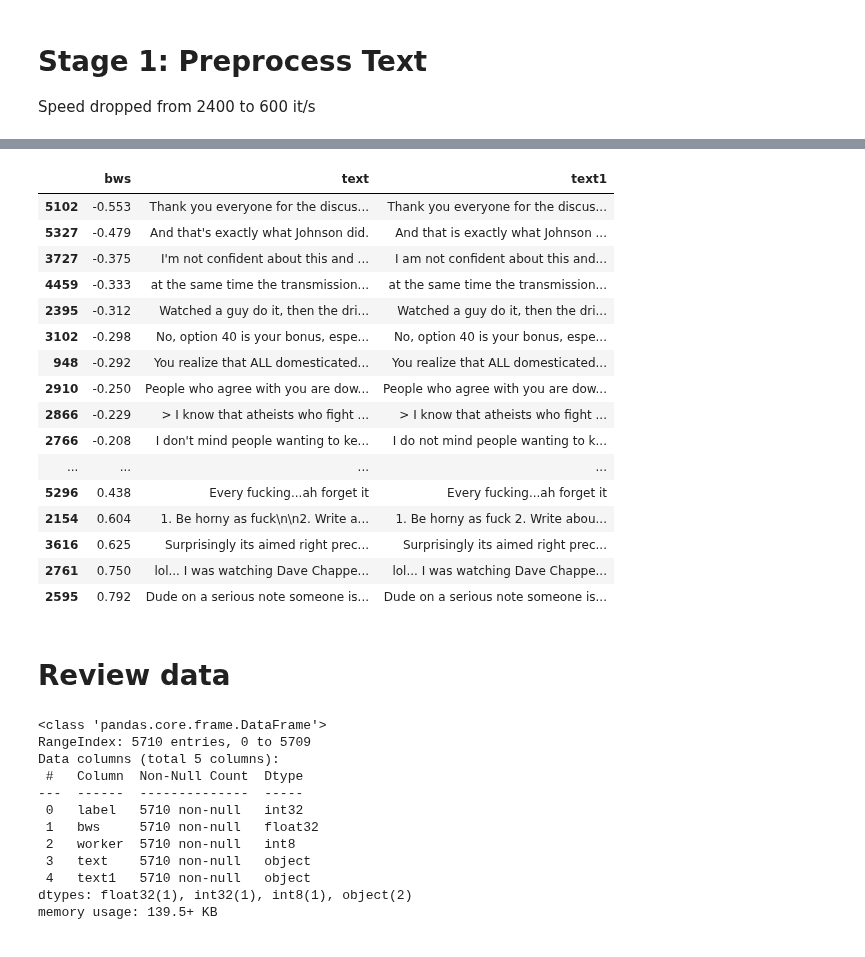
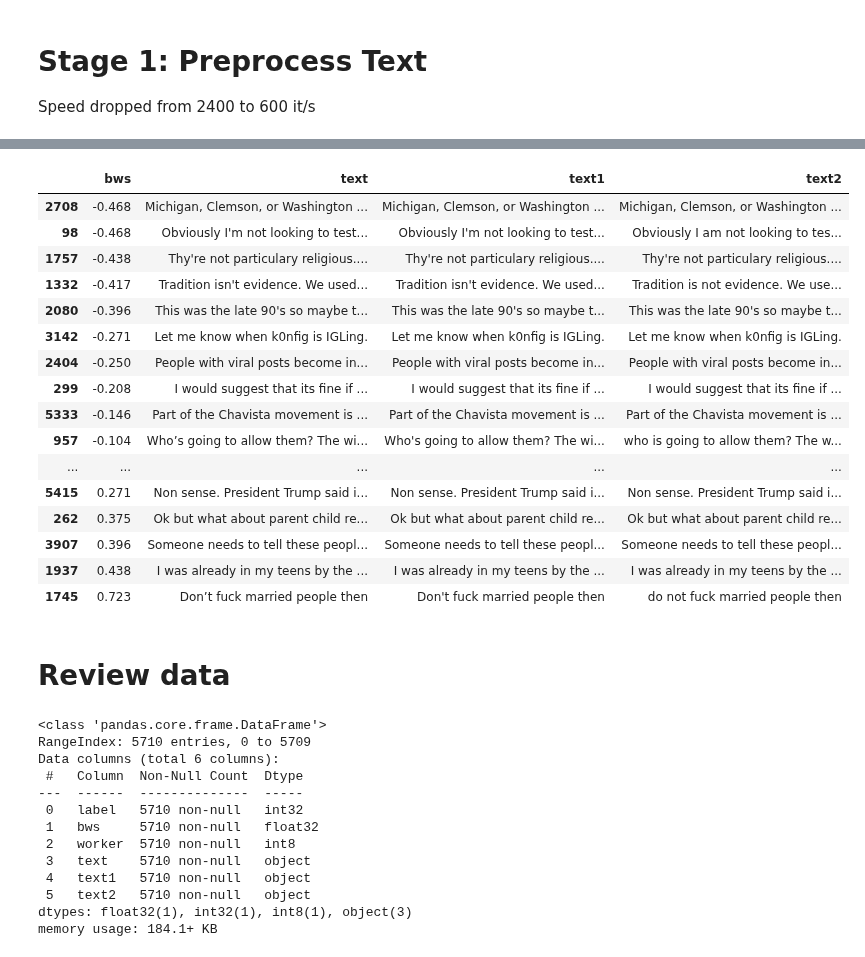
Before and after one commit to seahrh/kaggle-jigsaw-toxic-severity-rating, a Jupyter notebook: pre_ruddit.ipynb, the cells around one changed output, grey strips where cells are left out. Cells and saved outputs as stored; diff of their text form; code cells hidden in the pictures.

```diff
--- a/pre_ruddit.ipynb
+++ b/pre_ruddit.ipynb
@@ -69,5 +69,13 @@ def pre1(row) -> str:
     return mylib.pre1(row["text"])
 
 
+def pre2(row) -> str:
+    return mylib.pre2(row["text1"])
+
+
 col = "text1"
+print(col)
 df[col] = df.progress_apply(pre1, axis=1)
+col = "text2"
+print(col)
+df[col] = df.progress_apply(pre2, axis=1)
@@ -74,4 +85,4 @@ df[col] = df.progress_apply(pre1, axis=1)
 # %%
-cols = ["bws", "text", "text1"]
-df[cols].sample(30).sort_values("bws").head(30)
+cols = ["bws", "text", "text1", "text2"]
+df[cols].sample(20).sort_values("bws").head(20)
 # %% [output]
@@ -115,35 +126,35 @@ df[cols].sample(30).sort_values("bws").head(30)
 # %%
-df[cols].sample(30).sort_values("bws").head(30)
+df[cols].sample(20).sort_values("bws").head(20)
 # %% [output]
-|  | bws | text | text1 |
-| 5102 | -0.553 | Thank you everyone for the discus... | Thank you everyone for the discus... |
-| 5327 | -0.479 | And that's exactly what Johnson did. | And that is exactly what Johnson ... |
-| 3727 | -0.375 | I'm not confident about this and ... | I am not confident about this and... |
-| 4459 | -0.333 | at the same time the transmission... | at the same time the transmission... |
-| 2395 | -0.312 | Watched a guy do it, then the dri... | Watched a guy do it, then the dri... |
-| 3102 | -0.298 | No, option 40 is your bonus, espe... | No, option 40 is your bonus, espe... |
-| 948 | -0.292 | You realize that ALL domesticated... | You realize that ALL domesticated... |
-| 2910 | -0.250 | People who agree with you are dow... | People who agree with you are dow... |
-| 2866 | -0.229 | > I know that atheists who fight ... | > I know that atheists who fight ... |
-| 2766 | -0.208 | I don't mind people wanting to ke... | I do not mind people wanting to k... |
-| ... | ... | ... | ... |
-| 5296 | 0.438 | Every fucking...ah forget it | Every fucking...ah forget it |
-| 2154 | 0.604 | 1. Be horny as fuck\n\n2. Write a... | 1. Be horny as fuck 2. Write abou... |
-| 3616 | 0.625 | Surprisingly its aimed right prec... | Surprisingly its aimed right prec... |
-| 2761 | 0.750 | lol... I was watching Dave Chappe... | lol... I was watching Dave Chappe... |
-| 2595 | 0.792 | Dude on a serious note someone is... | Dude on a serious note someone is... |
+|  | bws | text | text1 | text2 |
+| 2708 | -0.468 | Michigan, Clemson, or Washington ... | Michigan, Clemson, or Washington ... | Michigan, Clemson, or Washington ... |
+| 98 | -0.468 | Obviously I'm not looking to test... | Obviously I'm not looking to test... | Obviously I am not looking to tes... |
+| 1757 | -0.438 | Thy're not particulary religious.... | Thy're not particulary religious.... | Thy're not particulary religious.... |
+| 1332 | -0.417 | Tradition isn't evidence. We used... | Tradition isn't evidence. We used... | Tradition is not evidence. We use... |
+| 2080 | -0.396 | This was the late 90's so maybe t... | This was the late 90's so maybe t... | This was the late 90's so maybe t... |
+| 3142 | -0.271 | Let me know when k0nfig is IGLing. | Let me know when k0nfig is IGLing. | Let me know when k0nfig is IGLing. |
+| 2404 | -0.250 | People with viral posts become in... | People with viral posts become in... | People with viral posts become in... |
+| 299 | -0.208 | I would suggest that its fine if ... | I would suggest that its fine if ... | I would suggest that its fine if ... |
+| 5333 | -0.146 | Part of the Chavista movement is ... | Part of the Chavista movement is ... | Part of the Chavista movement is ... |
+| 957 | -0.104 | Who’s going to allow them? The wi... | Who's going to allow them? The wi... | who is going to allow them? The w... |
+| ... | ... | ... | ... | ... |
+| 5415 | 0.271 | Non sense. President Trump said i... | Non sense. President Trump said i... | Non sense. President Trump said i... |
+| 262 | 0.375 | Ok but what about parent child re... | Ok but what about parent child re... | Ok but what about parent child re... |
+| 3907 | 0.396 | Someone needs to tell these peopl... | Someone needs to tell these peopl... | Someone needs to tell these peopl... |
+| 1937 | 0.438 | I was already in my teens by the ... | I was already in my teens by the ... | I was already in my teens by the ... |
+| 1745 | 0.723 | Don’t fuck married people then | Don't fuck married people then | do not fuck married people then |
 # %% [markdown]
 # Review data
 # %%
 col = "worker"
 df[col] = 0
 df[col] = df[col].astype(np.int8)
-cols = ["label", "bws", "worker", "text", "text1"]
+cols = ["label", "bws", "worker", "text", "text1", "text2"]
 df[cols].info()
 # %% [output]
 <class 'pandas.core.frame.DataFrame'>
 RangeIndex: 5710 entries, 0 to 5709
-Data columns (total 5 columns):
+Data columns (total 6 columns):
  #   Column  Non-Null Count  Dtype
 ---  ------  --------------  -----
  0   label   5710 non-null   int32
@@ -151,8 +162,9 @@ Data columns (total 5 columns):
  2   worker  5710 non-null   int8
  3   text    5710 non-null   object
  4   text1   5710 non-null   object
-dtypes: float32(1), int32(1), int8(1), object(2)
-memory usage: 139.5+ KB
+ 5   text2   5710 non-null   object
+dtypes: float32(1), int32(1), int8(1), object(3)
+memory usage: 184.1+ KB
 # %%
 %%time
 df[cols].to_parquet("output/pre_ruddit.parquet", index=False)
```
Also changed, not shown: parts of 5 cells of this notebook, 4 other files.
